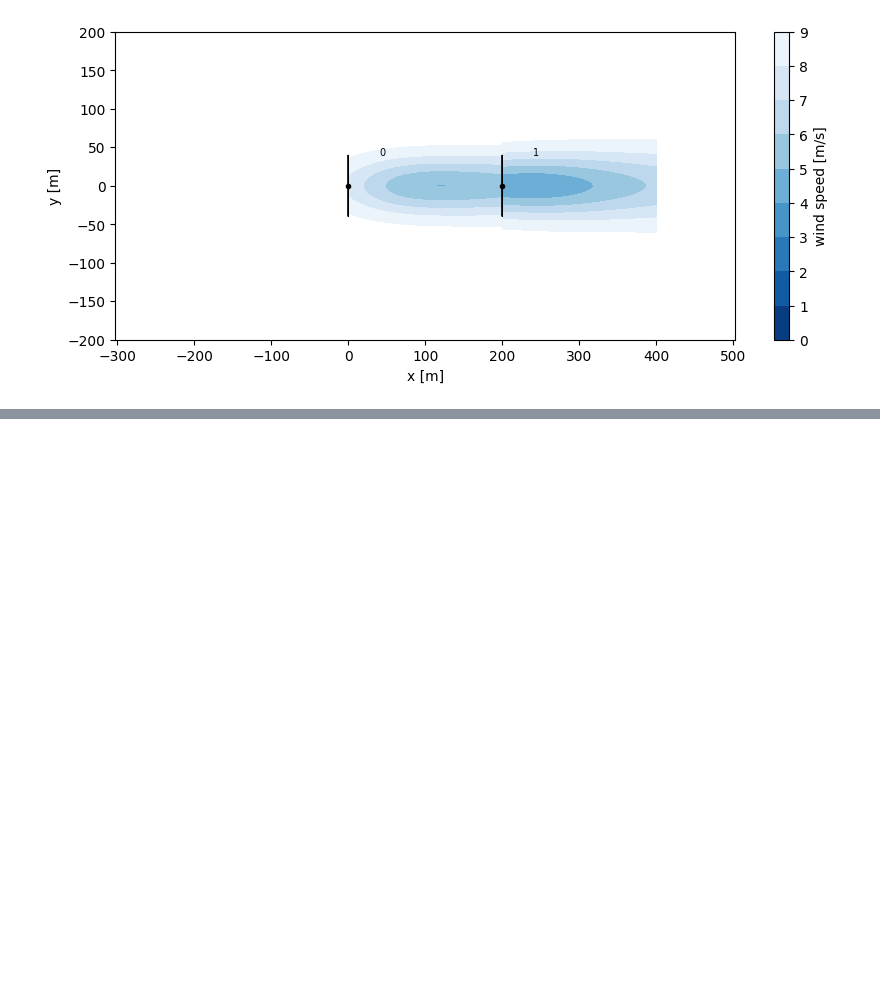
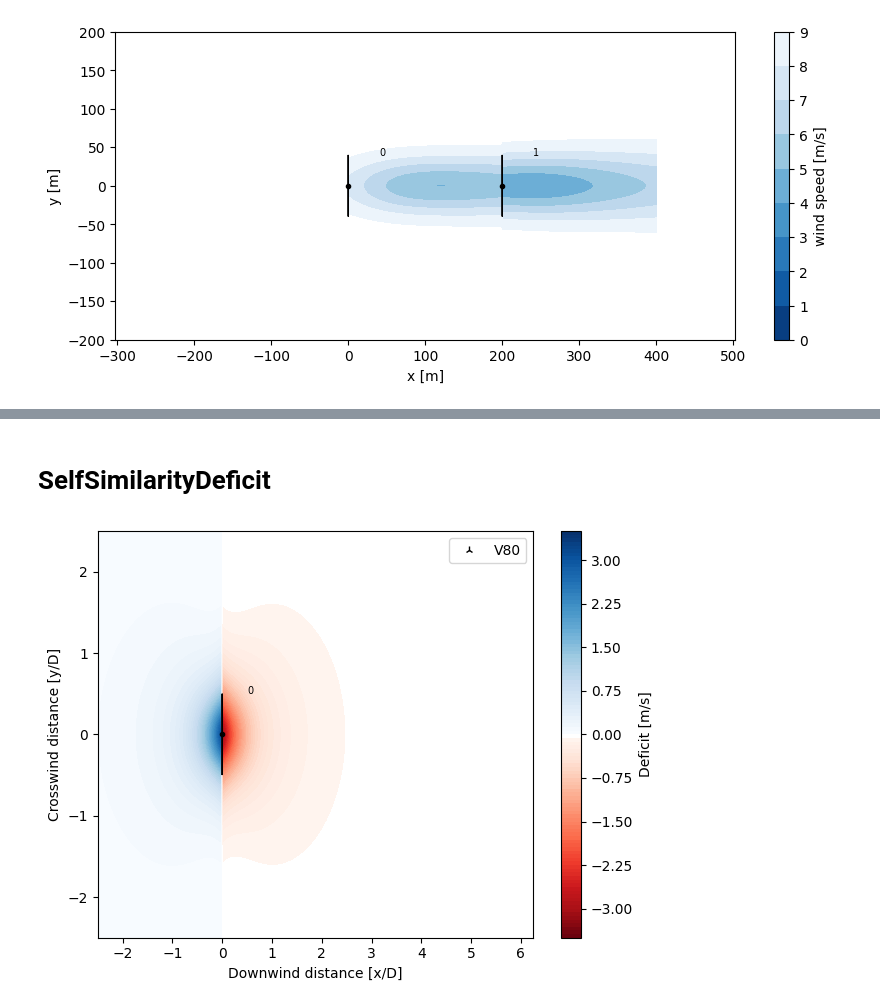
Before and after one commit to mj-arthur103/pywake, a Jupyter notebook: pywake_tuto_stag.ipynb, the cells around one changed output, grey strips where cells are left out. Saved outputs shown, nothing was run; the diff lists cells and outputs as text; code cells hidden in the pictures; blank space fills up the shorter version.

Commit message:
Add: Blockage modulo

```diff
--- a/pywake_tuto_stag.ipynb
+++ b/pywake_tuto_stag.ipynb
@@ -1018,0 +1039,31 @@ Text(0, 0.5, 'y [m]')
+# %%
+from py_wake.deficit_models.deficit_model import WakeDeficitModel, BlockageDeficitModel
+from py_wake.deficit_models.no_wake import NoWakeDeficit
+from py_wake.site._site import UniformSite
+from py_wake.flow_map import XYGrid
+from py_wake.turbulence_models import CrespoHernandez
+from py_wake.utils.plotting import setup_plot
+from py_wake.wind_farm_models import All2AllIterative
+
+#turbine diameter
+D = 80
+
+def get_flow_map(model=None, grid=XYGrid(x=np.linspace(-200, 500, 200), y=np.linspace(-200, 200, 200), h=70),
+                 turbulenceModel=CrespoHernandez()):
+    blockage_deficitModel = [None, model][isinstance(model, BlockageDeficitModel)]
+    wake_deficitModel = [NoWakeDeficit(), model][isinstance(model, WakeDeficitModel)]
+    wfm = All2AllIterative(UniformSite(), V80(), wake_deficitModel=wake_deficitModel, blockage_deficitModel=blockage_deficitModel,
+                           turbulenceModel=turbulenceModel)
+    return wfm(x=[0], y=[0], wd=270, ws=10, yaw=0).flow_map(grid)
+
+def plot_deficit_map(model, cmap='Blues', levels=np.linspace(0, 10, 55)):
+    fm = get_flow_map(model)
+    fm.plot(fm.ws - fm.WS_eff, clabel='Deficit [m/s]', levels=levels, cmap=cmap, normalize_with=D)
+    setup_plot(grid=False, ylabel="Crosswind distance [y/D]", xlabel= "Downwind distance [x/D]",
+               xlim=[fm.x.min()/D, fm.x.max()/D], ylim=[fm.y.min()/D, fm.y.max()/D], axis='auto')
+
+def plot_blockage_deficit_map(model):
+    from matplotlib import cm
+    from matplotlib.colors import ListedColormap, LinearSegmentedColormap
+    cmap = np.r_[cm.Reds_r(np.linspace(-0,1,127)),[[1,1,1,1],[1,1,1,1]],cm.Blues(np.linspace(-0,1,128))] # ensure zero deficit is white
+    plot_deficit_map(model,cmap=ListedColormap(cmap), levels=np.linspace(-3.5,3.5,113))
@@ -1018,0 +1089,7 @@ Text(0, 0.5, 'y [m]')
+# %% [markdown]
+# SelfSimilarityDeficit
+# %%
+from py_wake.deficit_models import SelfSimilarityDeficit
+plot_blockage_deficit_map(SelfSimilarityDeficit())
+# %% [output]
+[figure, added]
```
Also changed, not shown: parts of 19 cells of this notebook.
